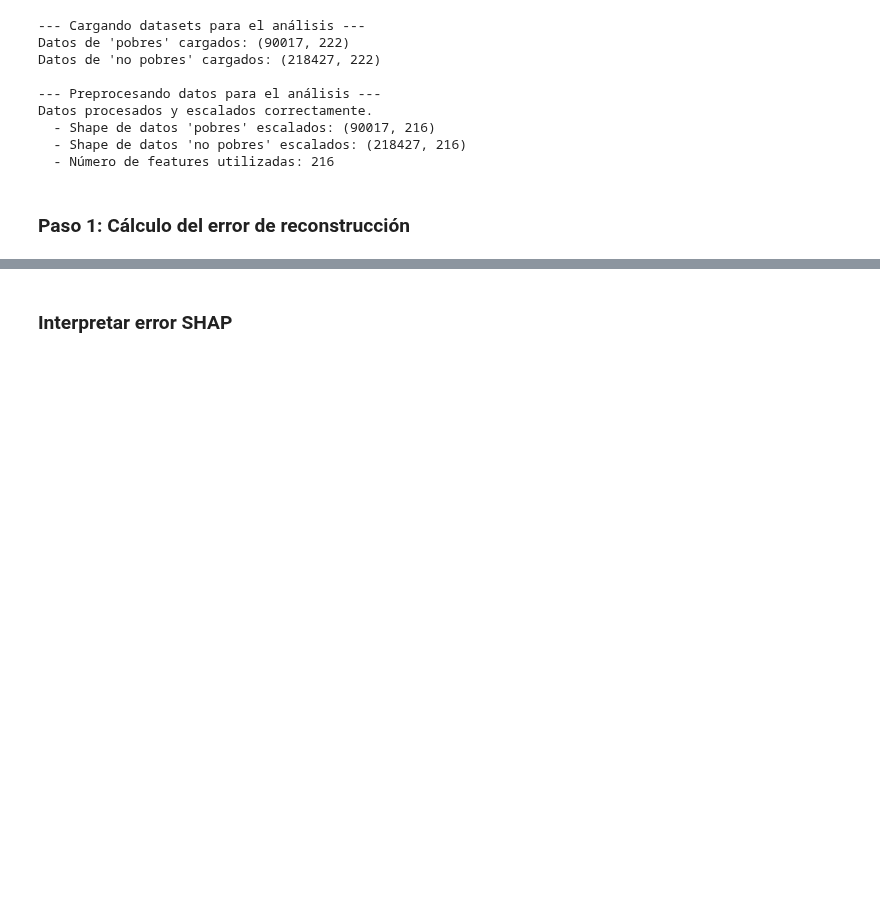
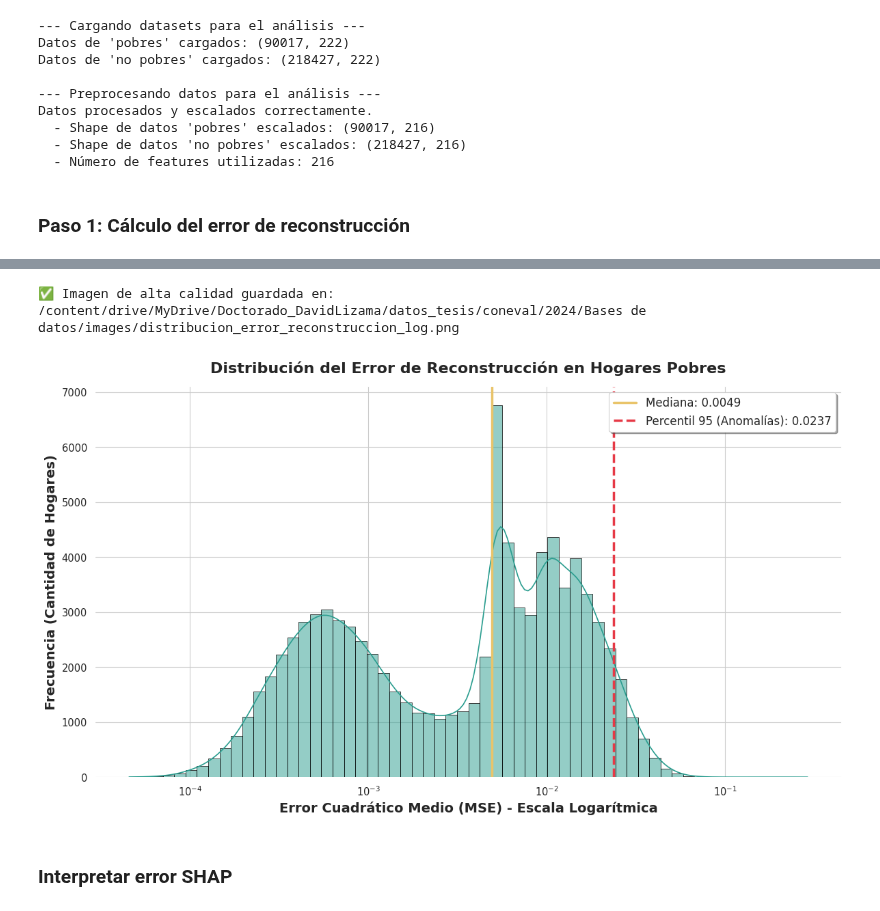
Before and after one commit to LizamaD/Cap3_MedicionPobreza, a Jupyter notebook: notebooks/resultados.ipynb, the cells around one changed output, grey strips where cells are left out. Drawn from its saved outputs; the diff is of its cells as text; code cells hidden in the pictures; blank space fills up the shorter version.

```diff
--- a/notebooks/resultados.ipynb
+++ b/notebooks/resultados.ipynb
@@ -300,3 +314,73 @@ Imagen guardada exitosamente en: /content/drive/MyDrive/Doctorado_DavidLizama/da
+# %%
+import numpy as np
+import pandas as pd
+import matplotlib.pyplot as plt
+import seaborn as sns
+import os
+from google.colab import drive
+
+# 0. Configuración de la ruta y montaje de Drive
+if not os.path.exists('/content/drive'):
+    drive.mount('/content/drive')
+
+BASE_DIR = "/content/drive/MyDrive/Doctorado_DavidLizama/datos_tesis/coneval/2024/Bases de datos/images/"
+if not os.path.exists(BASE_DIR):
+    os.makedirs(BASE_DIR)
+
+# --- 1, 2 y 3. Cálculos originales del Autoencoder ---
+# (Mantén tus pasos 1 al 3 intactos aquí)
+
+# --- 4. Visualizar y Guardar la imagen (VERSIÓN ENCHULADA) ---
+
+# Configuración de estilo profesional
+sns.set_theme(style="whitegrid", context="paper", font_scale=1.2)
+plt.figure(figsize=(12, 7))
+
+# Calcular percentiles clave para el análisis
+mediana = df_pobres['reconstruction_error'].median()
+percentil_95 = df_pobres['reconstruction_error'].quantile(0.95)
+
+# Crear el histograma con escala logarítmica
+ax = sns.histplot(
+    df_pobres['reconstruction_error'],
+    bins=60,
+    kde=True,
+    color='#2A9D8F',         # Tono teal profesional
+    edgecolor='black',       # Borde para definir las barras
+    linewidth=0.5,
+    log_scale=True           # ¡La magia para arreglar el aplastamiento!
+)
+
+# Añadir líneas de referencia analíticas
+plt.axvline(mediana, color='#E9C46A', linestyle='-', linewidth=2.5,
+            label=f'Mediana: {mediana:.4f}')
+plt.axvline(percentil_95, color='#E63946', linestyle='--', linewidth=2.5,
+            label=f'Percentil 95 (Anomalías): {percentil_95:.4f}')
+
+# Formatear títulos y etiquetas
+plt.title('Distribución del Error de Reconstrucción en Hogares Pobres',
+          fontsize=16, fontweight='bold', pad=15)
+plt.xlabel('Error Cuadrático Medio (MSE) - Escala Logarítmica',
+           fontsize=14, weight='bold')
+plt.ylabel('Frecuencia (Cantidad de Hogares)',
+           fontsize=14, weight='bold')
+
+# Mejorar la leyenda y el contorno
+plt.legend(loc='upper right', frameon=True, shadow=True, fontsize=12)
+sns.despine(left=True, bottom=True) # Quita los bordes cuadrados rudos
+
+# Guardar en alta calidad
+nombre_archivo = "distribucion_error_reconstruccion_log.png"
+ruta_final = os.path.join(BASE_DIR, nombre_archivo)
+
+plt.tight_layout()
+plt.savefig(ruta_final, dpi=300, bbox_inches='tight')
+print(f"\n✅ Imagen de alta calidad guardada en: {ruta_final}")
+
+plt.show()
+# %% [output]
+✅ Imagen de alta calidad guardada en: /content/drive/MyDrive/Doctorado_DavidLizama/datos_tesis/coneval/2024/Bases de datos/images/distribucion_error_reconstruccion_log.png
+[figure, added]
 # %% [markdown]
 ### Interpretar error SHAP
 # %%
```
Also changed, not shown: parts of 27 cells of this notebook, 2 other files.
